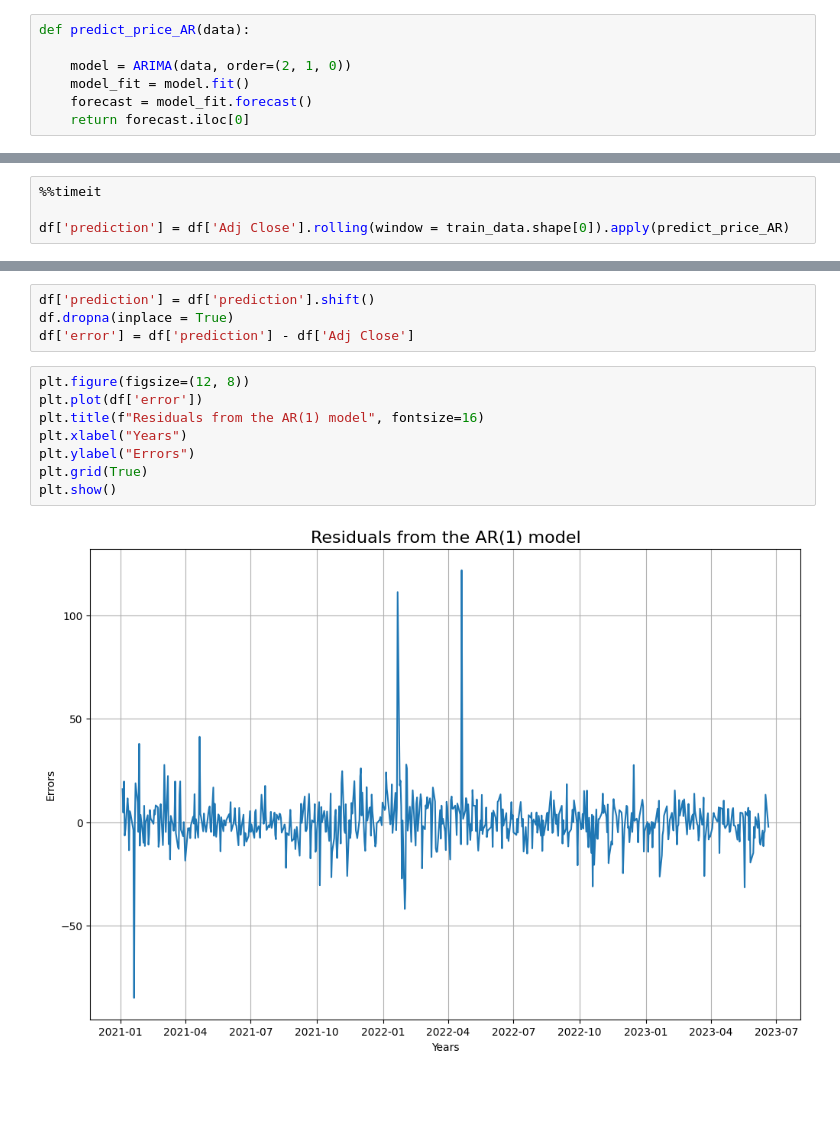
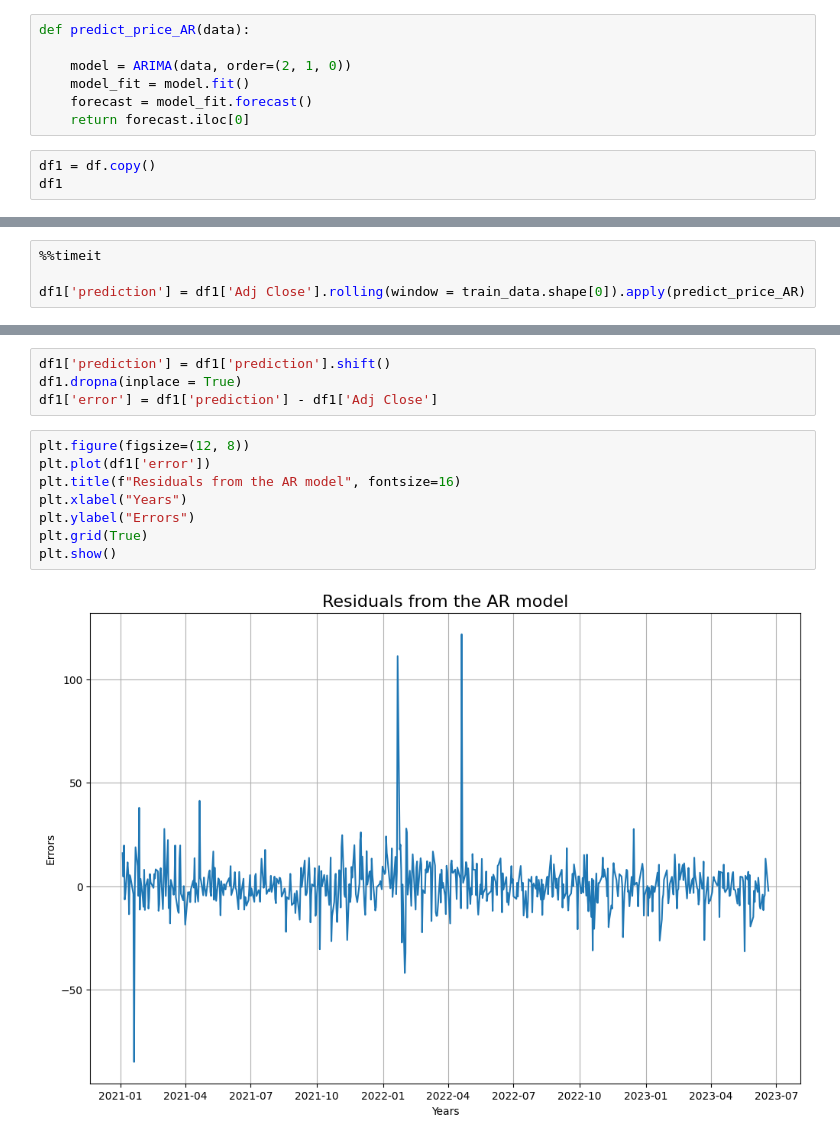
Before and after one commit to ishaanballal21/Trading-Algorithm, a Jupyter notebook: ARIMA.ipynb, the cells around one changed output, grey strips where cells are left out. Drawn from its saved outputs; the diff is of its cells as text; blank space fills up the shorter version.

```diff
--- a/ARIMA.ipynb
+++ b/ARIMA.ipynb
@@ -142,3 +140,6 @@ def predict_price_AR(data):
     model_fit = model.fit()
     forecast = model_fit.forecast()
     return forecast.iloc[0]
+# %%
+df1 = df.copy()
+df1
@@ -145,5 +161,5 @@ def predict_price_AR(data):
 # %%
 %%timeit
 
-df['prediction'] = df['Adj Close'].rolling(window = train_data.shape[0]).apply(predict_price_AR)
+df1['prediction'] = df1['Adj Close'].rolling(window = train_data.shape[0]).apply(predict_price_AR)
 # %% [output]
@@ -151,16 +167,16 @@ df['prediction'] = df['Adj Close'].rolling(window = train_data.shape[0]).apply(p
 # %%
-df['prediction'] = df['prediction'].shift()
-df.dropna(inplace = True)
-df['error'] = df['prediction'] - df['Adj Close']
+df1['prediction'] = df1['prediction'].shift()
+df1.dropna(inplace = True)
+df1['error'] = df1['prediction'] - df1['Adj Close']
 # %%
 plt.figure(figsize=(12, 8))
-plt.plot(df['error'])
-plt.title(f"Residuals from the AR(1) model", fontsize=16)
+plt.plot(df1['error'])
+plt.title(f"Residuals from the AR model", fontsize=16)
 plt.xlabel("Years")
 plt.ylabel("Errors")
 plt.grid(True)
 plt.show()
 # %% [output]
-[figure, old version]
+[figure, new version]
 # %%
 plt.figure(figsize=(12, 8))
```
Also changed, not shown: parts of 15 cells of this notebook.
